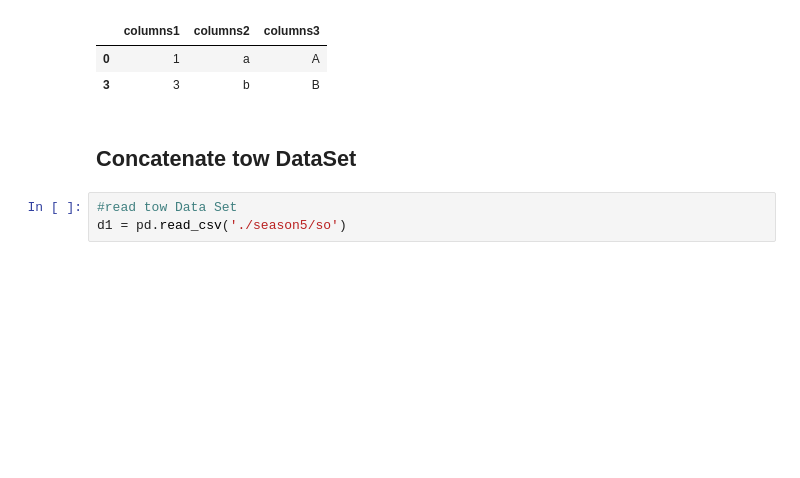
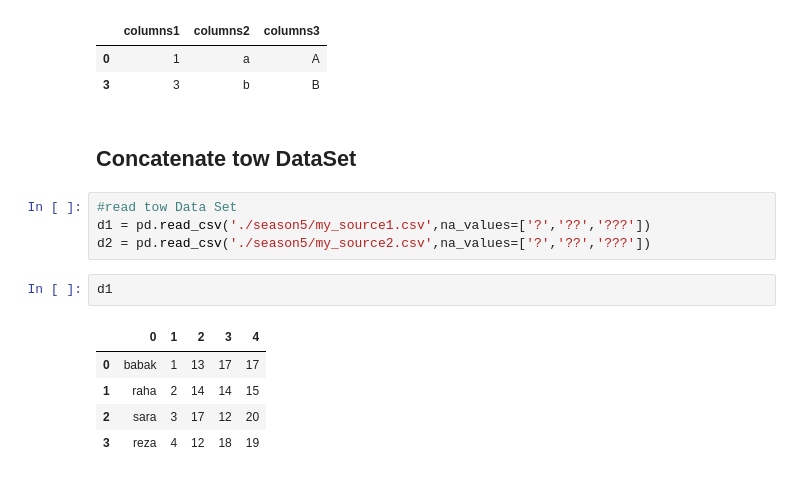
Before and after one commit to HasibullahAman/Preprocessing_DataSince, a Jupyter notebook: Preprocessing_Persion/preProccssing.ipynb, the cells around one changed output. Saved outputs shown, nothing was run; the diff lists cells and outputs as text; blank space fills up the shorter version.

```diff
--- a/Preprocessing_Persion/preProccssing.ipynb
+++ b/Preprocessing_Persion/preProccssing.ipynb
@@ -385,4 +385,13 @@ dot.drop_duplicates(['columns2'])
 ## Concatenate tow DataSet
 # %%
 #read tow Data Set
-d1 = pd.read_csv('./season5/so')
+d1 = pd.read_csv('./season5/my_source1.csv',na_values=['?','??','???'])
+d2 = pd.read_csv('./season5/my_source2.csv',na_values=['?','??','???'])
+# %%
+d1
+# %% [output]
+|  | 0 | 1 | 2 | 3 | 4 |
+| 0 | babak | 1 | 13 | 17 | 17 |
+| 1 | raha | 2 | 14 | 14 | 15 |
+| 2 | sara | 3 | 17 | 12 | 20 |
+| 3 | reza | 4 | 12 | 18 | 19 |
```
Also changed, not shown: parts of 3 cells of this notebook.
